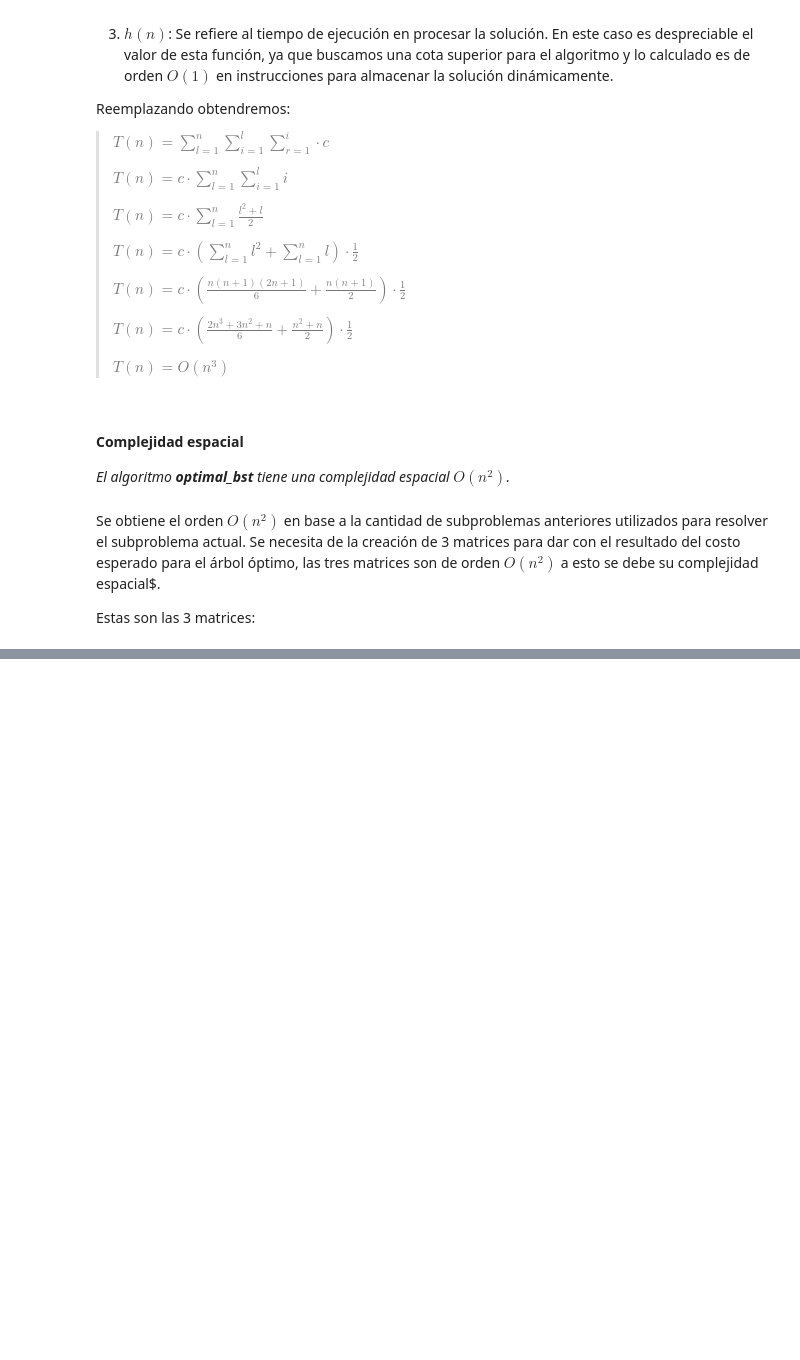
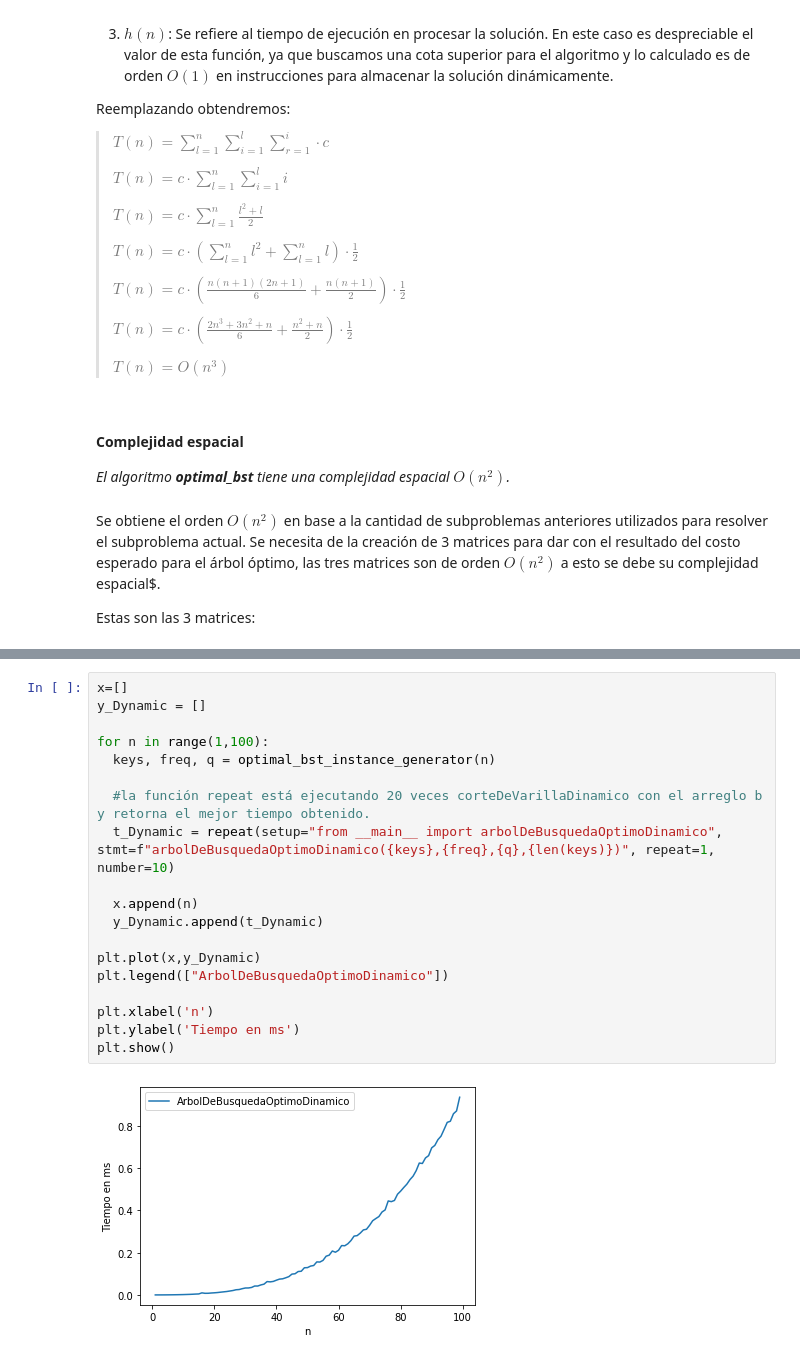
Before and after one commit to JosephDonoso/ADA-Informes, a Jupyter notebook: Informe_Árbol_binario_de_búsqueda_óptimo.ipynb, the cells around one changed output, grey strips where cells are left out. Drawn from its saved outputs; the diff is of its cells as text; blank space fills up the shorter version.

```diff
--- a/Informe_Árbol_binario_de_búsqueda_óptimo.ipynb
+++ b/Informe_Árbol_binario_de_búsqueda_óptimo.ipynb
@@ -406,0 +506,21 @@ Estas son las 3 matrices:
+# %%
+x=[]
+y_Dynamic = []
+
+for n in range(1,100):
+  keys, freq, q = optimal_bst_instance_generator(n)
+
+  #la función repeat está ejecutando 20 veces corteDeVarillaDinamico con el arreglo b y retorna el mejor tiempo obtenido.
+  t_Dynamic = repeat(setup="from __main__ import arbolDeBusquedaOptimoDinamico", stmt=f"arbolDeBusquedaOptimoDinamico({keys},{freq},{q},{len(keys)})", repeat=1, number=10)
+
+  x.append(n)
+  y_Dynamic.append(t_Dynamic)
+
+plt.plot(x,y_Dynamic)
+plt.legend(["ArbolDeBusquedaOptimoDinamico"])
+
+plt.xlabel('n')
+plt.ylabel('Tiempo en ms')
+plt.show()
+# %% [output]
+[figure, added]
```
Also changed, not shown: parts of 25 cells of this notebook.
